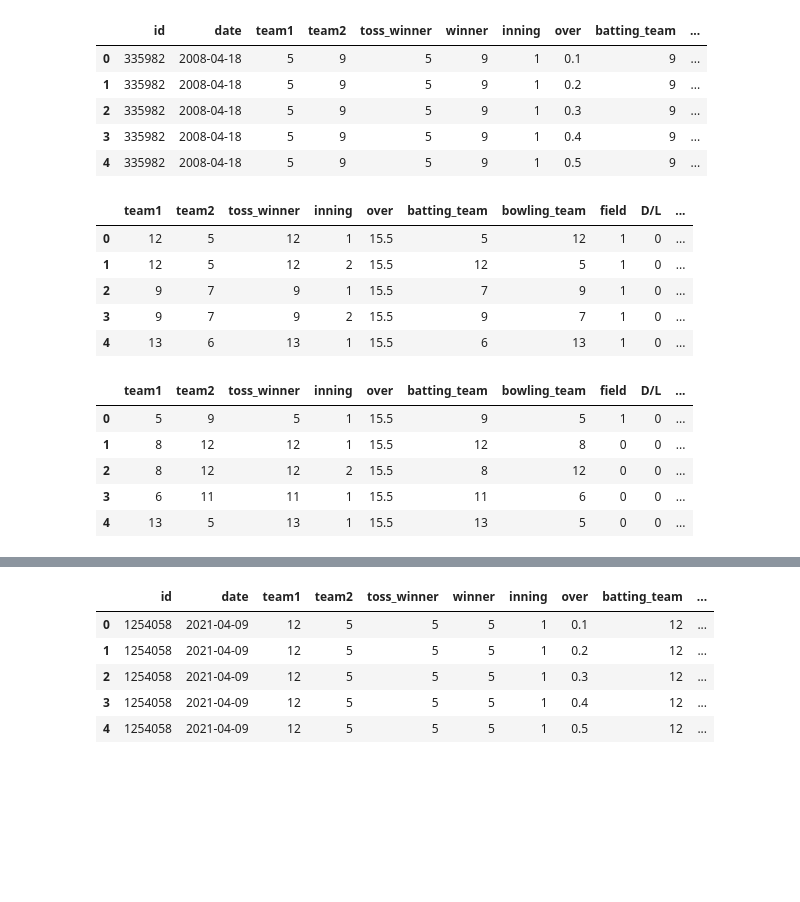
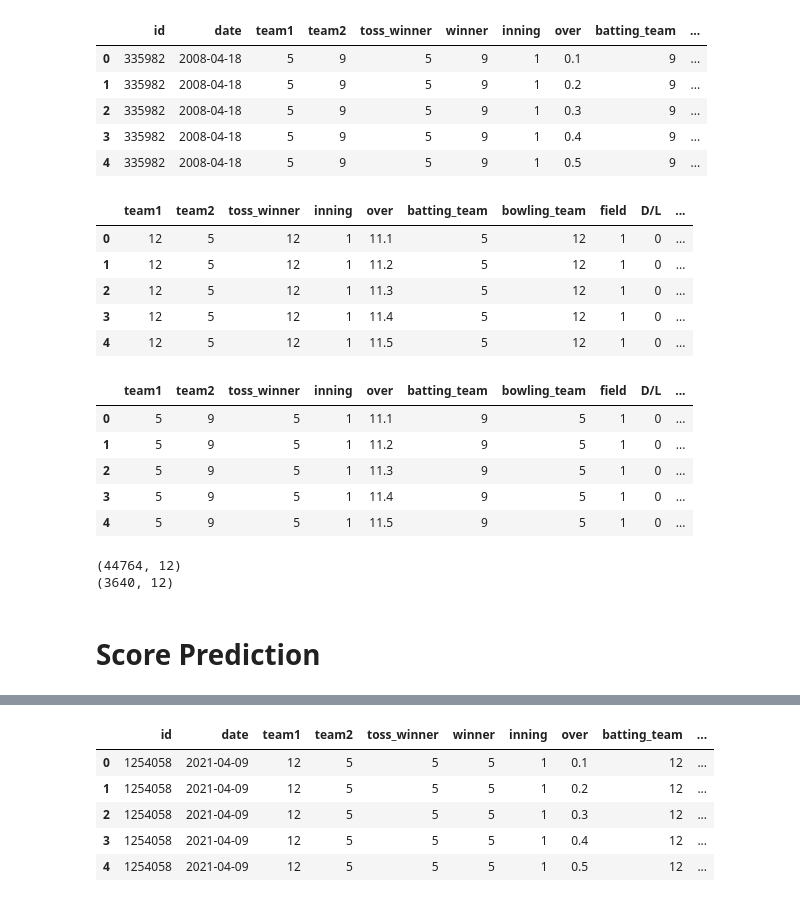
Before and after one commit to UtkarshAIITB/IPL-Data-Analysis, a Jupyter notebook: DL.ipynb, the cells around one changed output, grey strips where cells are left out. Cells and saved outputs as stored; diff of their text form; code cells hidden in the pictures; blank space fills up the shorter version.

```diff
--- a/DL.ipynb
+++ b/DL.ipynb
@@ -42,7 +42,7 @@ new.head()
 # %%
 # new is the training set and t is the test set
 # %%
-tnew = t.drop(t[(t.over < 15.5) | (t.over >=15.6)].index)
+tnew = t.drop(t[(t.over <= 11.0) | (t.over >=16.0)].index)
 tnew.reset_index(drop = True)
 y1test = tnew['total_runs_y']
 y2test = tnew['winner']
@@ -52,25 +52,25 @@ tnew.drop(columns = ['id', 'date', 'year', 'total_runs_y', 'winner'], inplace =
 tnew.reset_index(drop=True).head()
 # %% [output]
 |  | team1 | team2 | toss_winner | inning | over | batting_team | bowling_team | field | D/L | ... |
-| 0 | 12 | 5 | 12 | 1 | 15.5 | 5 | 12 | 1 | 0 | ... |
-| 1 | 12 | 5 | 12 | 2 | 15.5 | 12 | 5 | 1 | 0 | ... |
-| 2 | 9 | 7 | 9 | 1 | 15.5 | 7 | 9 | 1 | 0 | ... |
-| 3 | 9 | 7 | 9 | 2 | 15.5 | 9 | 7 | 1 | 0 | ... |
-| 4 | 13 | 6 | 13 | 1 | 15.5 | 6 | 13 | 1 | 0 | ... |
+| 0 | 12 | 5 | 12 | 1 | 11.1 | 5 | 12 | 1 | 0 | ... |
+| 1 | 12 | 5 | 12 | 1 | 11.2 | 5 | 12 | 1 | 0 | ... |
+| 2 | 12 | 5 | 12 | 1 | 11.3 | 5 | 12 | 1 | 0 | ... |
+| 3 | 12 | 5 | 12 | 1 | 11.4 | 5 | 12 | 1 | 0 | ... |
+| 4 | 12 | 5 | 12 | 1 | 11.5 | 5 | 12 | 1 | 0 | ... |
 # %%
-xnew = new.drop(new[(new.over < 15.5) | (new.over >=15.6)].index)
+xnew = new.drop(new[(new.over <= 11.0) | (new.over >=16.0)].index)
 xnew.reset_index(drop = True)
 y1train = xnew['total_runs_y']
 y2train = xnew['winner']
 xnew.drop(columns = ['id', 'date', 'year', 'total_runs_y', 'winner'], inplace = True)
 xnew.reset_index(drop=True).head()
 # %% [output]
 |  | team1 | team2 | toss_winner | inning | over | batting_team | bowling_team | field | D/L | ... |
-| 0 | 5 | 9 | 5 | 1 | 15.5 | 9 | 5 | 1 | 0 | ... |
-| 1 | 8 | 12 | 12 | 1 | 15.5 | 12 | 8 | 0 | 0 | ... |
-| 2 | 8 | 12 | 12 | 2 | 15.5 | 8 | 12 | 0 | 0 | ... |
-| 3 | 6 | 11 | 11 | 1 | 15.5 | 11 | 6 | 0 | 0 | ... |
-| 4 | 13 | 5 | 13 | 1 | 15.5 | 13 | 5 | 0 | 0 | ... |
+| 0 | 5 | 9 | 5 | 1 | 11.1 | 9 | 5 | 1 | 0 | ... |
+| 1 | 5 | 9 | 5 | 1 | 11.2 | 9 | 5 | 1 | 0 | ... |
+| 2 | 5 | 9 | 5 | 1 | 11.3 | 9 | 5 | 1 | 0 | ... |
+| 3 | 5 | 9 | 5 | 1 | 11.4 | 9 | 5 | 1 | 0 | ... |
+| 4 | 5 | 9 | 5 | 1 | 11.5 | 9 | 5 | 1 | 0 | ... |
 # %%
 from sklearn.preprocessing import StandardScaler
 sc = StandardScaler()
@@ -80,3 +80,11 @@ tnewt = sc.fit_transform(tnew)
+# %%
+print(xnew.shape)
+print(tnew.shape)
+# %% [output]
+(44764, 12)
+(3640, 12)
+# %% [markdown]
+# Score Prediction
 # %%
 from tensorflow.keras.models import Sequential
 from tensorflow.keras.layers import Dense,Dropout
```
Also changed, not shown: parts of 31 cells of this notebook.
